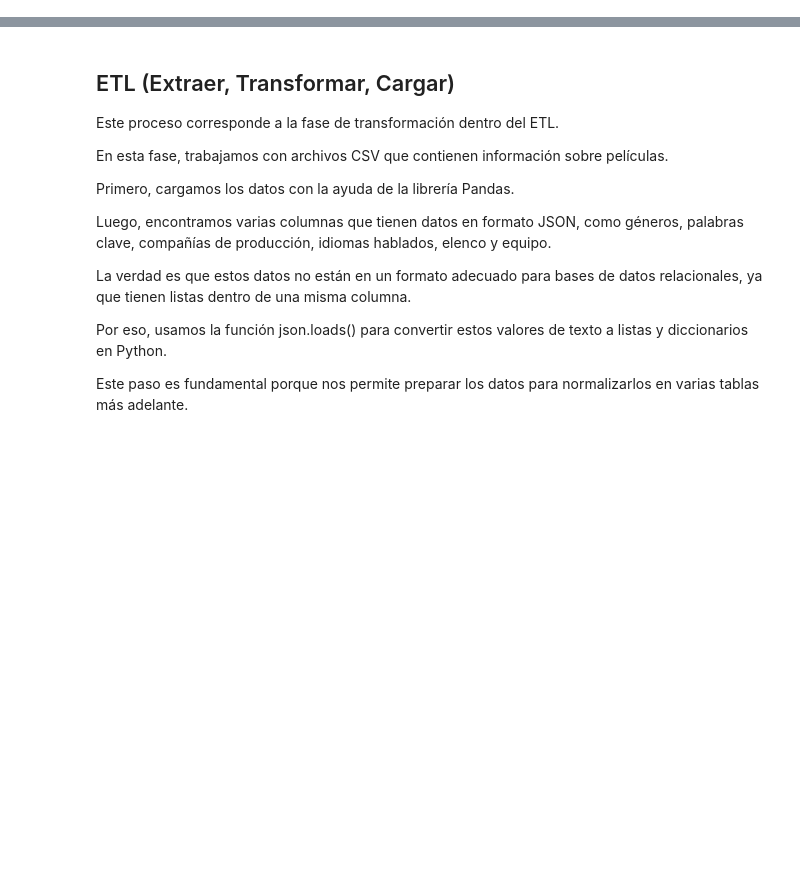
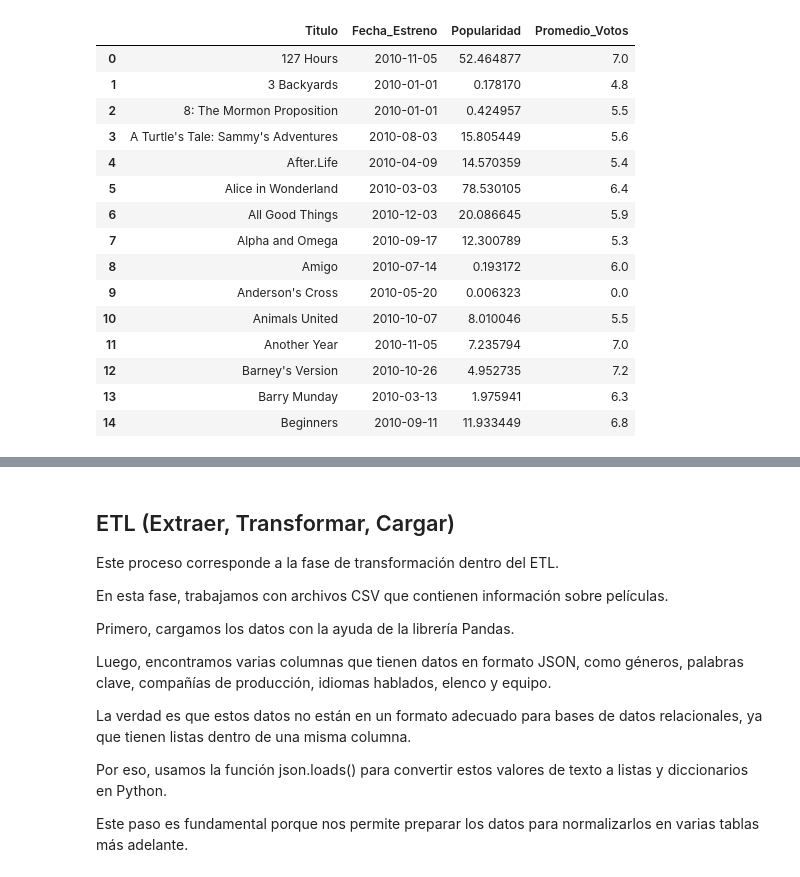
Before and after one commit to C4rL05s/rumboard, a Jupyter notebook: asignaci-n-3-diagrama-e-r-a-sql.ipynb, the cells around one changed output, grey strips where cells are left out. Drawn from its saved outputs; the diff is of its cells as text; code cells hidden in the pictures; blank space fills up the shorter version.

Commit message:
Kaggle Notebook | Asignación 3 (Diagrama E/R a SQL) | Version 5

```diff
--- a/asignaci-n-3-diagrama-e-r-a-sql.ipynb
+++ b/asignaci-n-3-diagrama-e-r-a-sql.ipynb
@@ -262,0 +284,35 @@ Archivo creado en: /kaggle/working/tmdb_movies_normalized.db
+# %%
+anio = 2010
+
+query_year = """
+SELECT
+    title AS Titulo,
+    release_date AS Fecha_Estreno,
+    popularity AS Popularidad,
+    vote_average AS Promedio_Votos
+FROM Movie
+WHERE CAST(strftime('%Y', release_date) AS INTEGER) >= ?
+ORDER BY
+    CAST(strftime('%Y', release_date) AS INTEGER) ASC,
+    title ASC
+LIMIT 15;
+"""
+
+pd.read_sql(query_year, conn, params=(anio,))
+# %% [output]
+|  | Titulo | Fecha_Estreno | Popularidad | Promedio_Votos |
+| 0 | 127 Hours | 2010-11-05 | 52.464877 | 7.0 |
+| 1 | 3 Backyards | 2010-01-01 | 0.178170 | 4.8 |
+| 2 | 8: The Mormon Proposition | 2010-01-01 | 0.424957 | 5.5 |
+| 3 | A Turtle's Tale: Sammy's Adventures | 2010-08-03 | 15.805449 | 5.6 |
+| 4 | After.Life | 2010-04-09 | 14.570359 | 5.4 |
+| 5 | Alice in Wonderland | 2010-03-03 | 78.530105 | 6.4 |
+| 6 | All Good Things | 2010-12-03 | 20.086645 | 5.9 |
+| 7 | Alpha and Omega | 2010-09-17 | 12.300789 | 5.3 |
+| 8 | Amigo | 2010-07-14 | 0.193172 | 6.0 |
+| 9 | Anderson's Cross | 2010-05-20 | 0.006323 | 0.0 |
+| 10 | Animals United | 2010-10-07 | 8.010046 | 5.5 |
+| 11 | Another Year | 2010-11-05 | 7.235794 | 7.0 |
+| 12 | Barney's Version | 2010-10-26 | 4.952735 | 7.2 |
+| 13 | Barry Munday | 2010-03-13 | 1.975941 | 6.3 |
+| 14 | Beginners | 2010-09-11 | 11.933449 | 6.8 |
```
Also changed, not shown: parts of 4 cells of this notebook.
